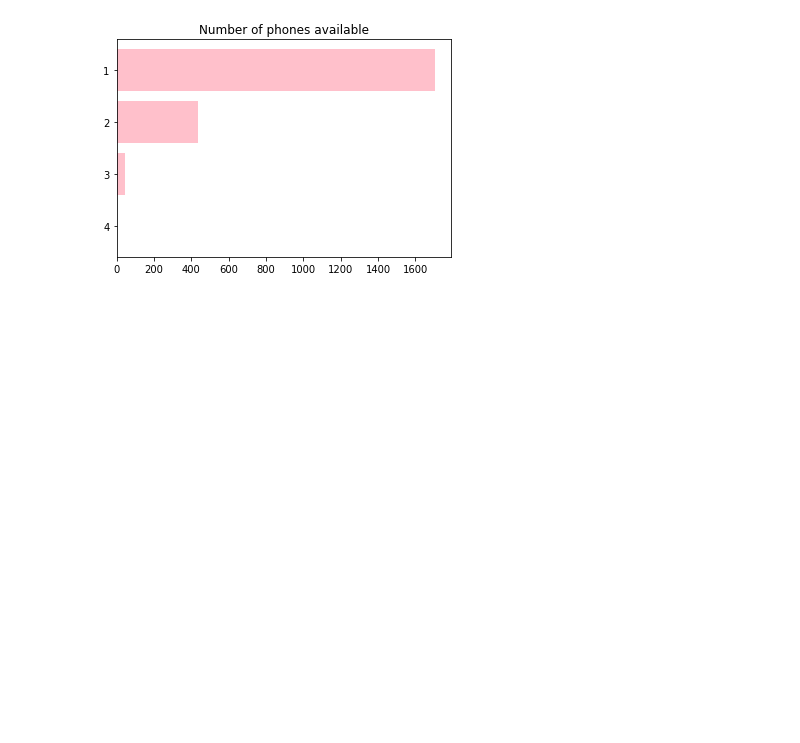
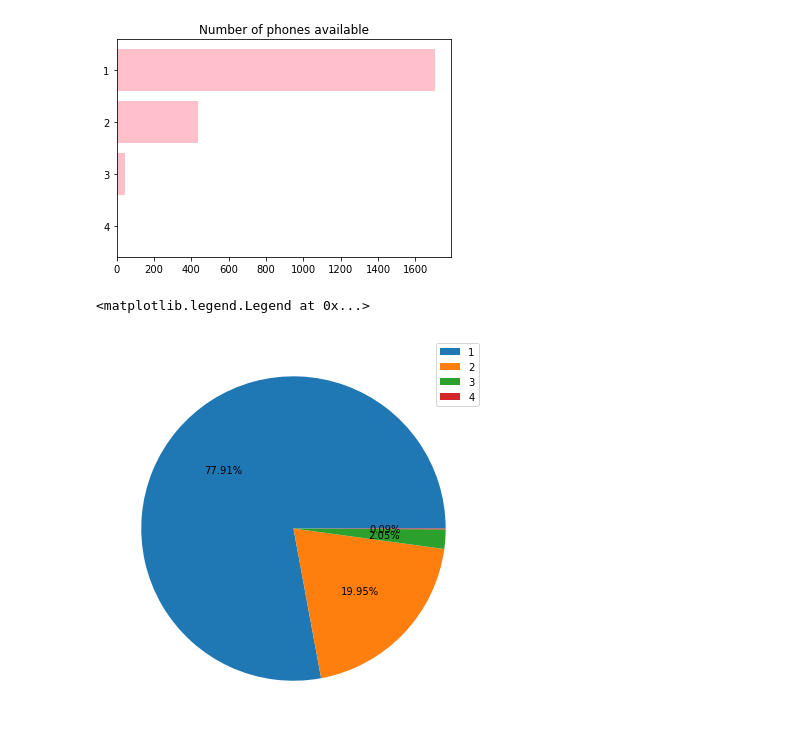
Before and after one commit to Matyas-Mattanelli/Webscraper-Zlate-Stranky, a Jupyter notebook: data_inspection_zlatestranky.ipynb, the cells around one changed output. Drawn from its saved outputs; the diff is of its cells as text; code cells hidden in the pictures; blank space fills up the shorter version.

```diff
--- a/data_inspection_zlatestranky.ipynb
+++ b/data_inspection_zlatestranky.ipynb
@@ -280,3 +296,10 @@ plt.title('Number of phones available')
 # %% [output]
 Text(0.5, 1.0, 'Number of phones available')
 [figure]
+# %%
+plt.figure(figsize=(7,7))
+plt.pie(no_of_phones_counts.values(),labels=no_of_phones_counts.keys(),labeldistance=None, autopct='%1.2f%%')
+plt.legend()
+# %% [output]
+<matplotlib.legend.Legend at 0x...>
+[figure, added]
```
Also changed, not shown: parts of 29 cells of this notebook, 1 other file.
